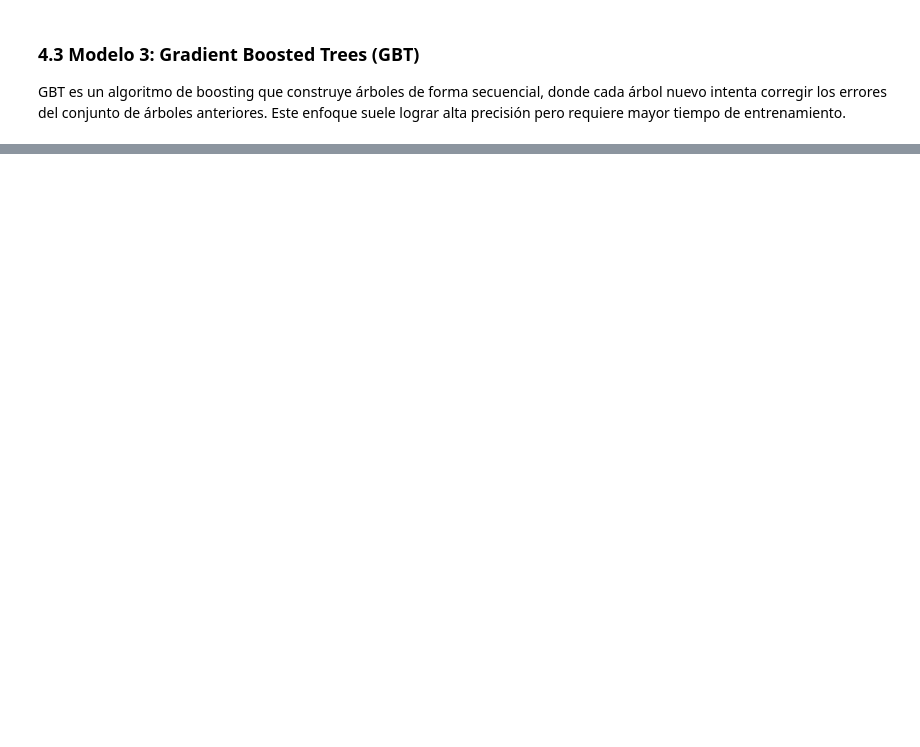
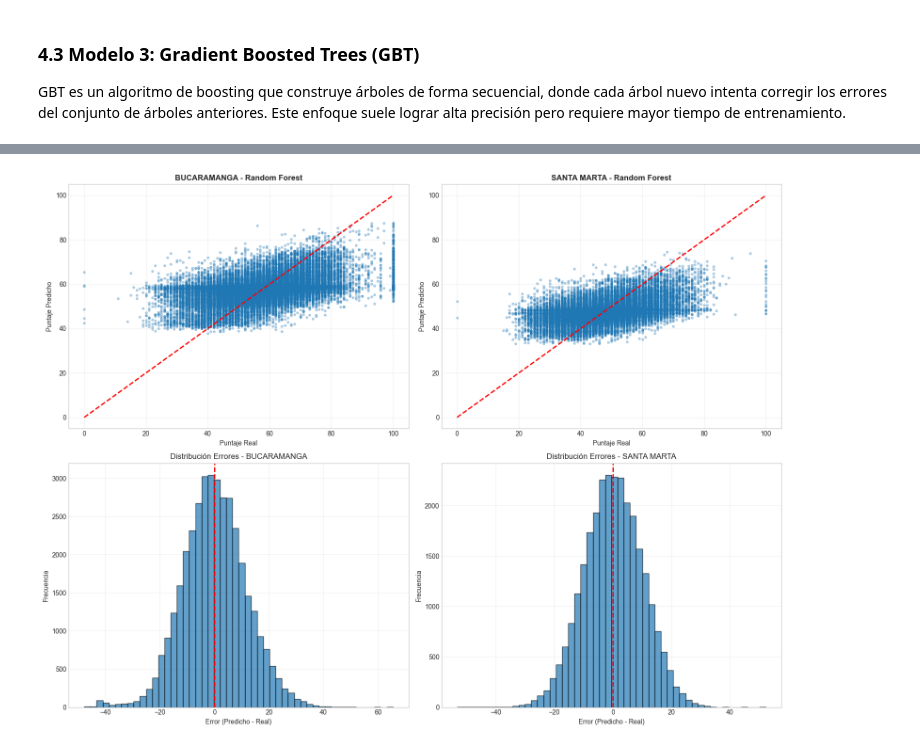
Before and after one commit to Sanandramirezm/Modelos_Prediccion_Icfes-11, a Jupyter notebook: Modelos.ipynb, the cells around one changed output, grey strips where cells are left out. Drawn from its saved outputs; the diff is of its cells as text; code cells hidden in the pictures; blank space fills up the shorter version.

Commit message:
Fix: Correccion anexos y Modelos

```diff
--- a/Modelos.ipynb
+++ b/Modelos.ipynb
@@ -1193,0 +2019,96 @@ Gráficos basados en 4280 puntos de datos.
+# %%
+import pyspark.sql.functions as F
+import matplotlib.pyplot as plt
+import pandas as pd
+
+print("="*70)
+print("ANÁLISIS COMPARATIVO DE ERRORES: BUCARAMANGA VS SANTA MARTA")
+print("="*70)
+
+# Determinar mejor modelo de cada ciudad
+mejor_idx_bga = resultados_bucaramanga['r2_test'].idxmax()
+mejor_idx_stm = resultados_santamarta['r2_test'].idxmax()
+
+mejor_bga_nombre = resultados_bucaramanga.loc[mejor_idx_bga, 'modelo']
+mejor_stm_nombre = resultados_santamarta.loc[mejor_idx_stm, 'modelo']
+
+print(f"\n🏆 Mejor modelo Bucaramanga: {mejor_bga_nombre}")
+print(f"🏆 Mejor modelo Santa Marta: {mejor_stm_nombre}")
+
+# Seleccionar predicciones según el mejor modelo
+if mejor_bga_nombre == 'Gradient Boosting':
+    pred_bga = gbt_predictions_test_bga
+elif mejor_bga_nombre == 'Random Forest':
+    pred_bga = rf_predictions_test_bga
+else:
+    pred_bga = test_pred_lr_bga
+
+if mejor_stm_nombre == 'Gradient Boosting':
+    pred_stm = gbt_predictions_test_stm
+elif mejor_stm_nombre == 'Random Forest':
+    pred_stm = rf_predictions_test_stm
+else:
+    pred_stm = test_pred_lr_stm
+
+# Calcular errores
+pred_bga = pred_bga.withColumn('error', F.col('prediction') - F.col('label'))
+pred_stm = pred_stm.withColumn('error', F.col('prediction') - F.col('label'))
+
+# Convertir a Pandas para visualización
+errors_bga_pd = pred_bga.select('label', 'prediction', 'error').toPandas()
+errors_stm_pd = pred_stm.select('label', 'prediction', 'error').toPandas()
+
+# Gráficos comparativos
+fig, axes = plt.subplots(2, 2, figsize=(16, 12))
+
+# Fila 1: Predicciones vs Reales
+axes[0,0].scatter(errors_bga_pd['label'], errors_bga_pd['prediction'], alpha=0.3, s=10)
+axes[0,0].plot([errors_bga_pd['label'].min(), errors_bga_pd['label'].max()],
+               [errors_bga_pd['label'].min(), errors_bga_pd['label'].max()],
+               'r--', lw=2)
+axes[0,0].set_xlabel('Puntaje Real')
+axes[0,0].set_ylabel('Puntaje Predicho')
+axes[0,0].set_title(f'BUCARAMANGA - {mejor_bga_nombre}', fontweight='bold')
+axes[0,0].grid(True, alpha=0.3)
+
+axes[0,1].scatter(errors_stm_pd['label'], errors_stm_pd['prediction'], alpha=0.3, s=10)
+axes[0,1].plot([errors_stm_pd['label'].min(), errors_stm_pd['label'].max()],
+               [errors_stm_pd['label'].min(), errors_stm_pd['label'].max()],
+               'r--', lw=2)
+axes[0,1].set_xlabel('Puntaje Real')
+axes[0,1].set_ylabel('Puntaje Predicho')
+axes[0,1].set_title(f'SANTA MARTA - {mejor_stm_nombre}', fontweight='bold')
+axes[0,1].grid(True, alpha=0.3)
+
+# Fila 2: Distribución de Errores
+axes[1,0].hist(errors_bga_pd['error'], bins=50, edgecolor='black', alpha=0.7)
+axes[1,0].axvline(0, color='red', linestyle='--', lw=2)
+axes[1,0].set_xlabel('Error (Predicho - Real)')
+axes[1,0].set_ylabel('Frecuencia')
+axes[1,0].set_title(f'Distribución Errores - BUCARAMANGA')
+axes[1,0].grid(True, alpha=0.3)
+
+axes[1,1].hist(errors_stm_pd['error'], bins=50, edgecolor='black', alpha=0.7)
+axes[1,1].axvline(0, color='red', linestyle='--', lw=2)
+axes[1,1].set_xlabel('Error (Predicho - Real)')
+axes[1,1].set_ylabel('Frecuencia')
+axes[1,1].set_title(f'Distribución Errores - SANTA MARTA')
+axes[1,1].grid(True, alpha=0.3)
+
+plt.tight_layout()
+plt.show()
+
+# Estadísticas de errores
+print("\n📊 ESTADÍSTICAS DE ERRORES:\n")
+print(f"{'Ciudad':<15} {'Media':>12} {'Desv.Std':>12} {'MAE':>12}")
+print("-"*52)
+print(f"{'Bucaramanga':<15} {errors_bga_pd['error'].mean():>12.4f} "
+      f"{errors_bga_pd['error'].std():>12.4f} "
+      f"{errors_bga_pd['error'].abs().mean():>12.4f}")
+print(f"{'Santa Marta':<15} {errors_stm_pd['error'].mean():>12.4f} "
+      f"{errors_stm_pd['error'].std():>12.4f} "
+      f"{errors_stm_pd['error'].abs().mean():>12.4f}")
+
+print("\n✅ Análisis de errores completado")
+print("="*70)
+# %% [output]
@@ -1193,0 +2121 @@ Gráficos basados en 4280 puntos de datos.
+[figure, added]
```
Also changed, not shown: parts of 40 cells of this notebook, 1 other file.
